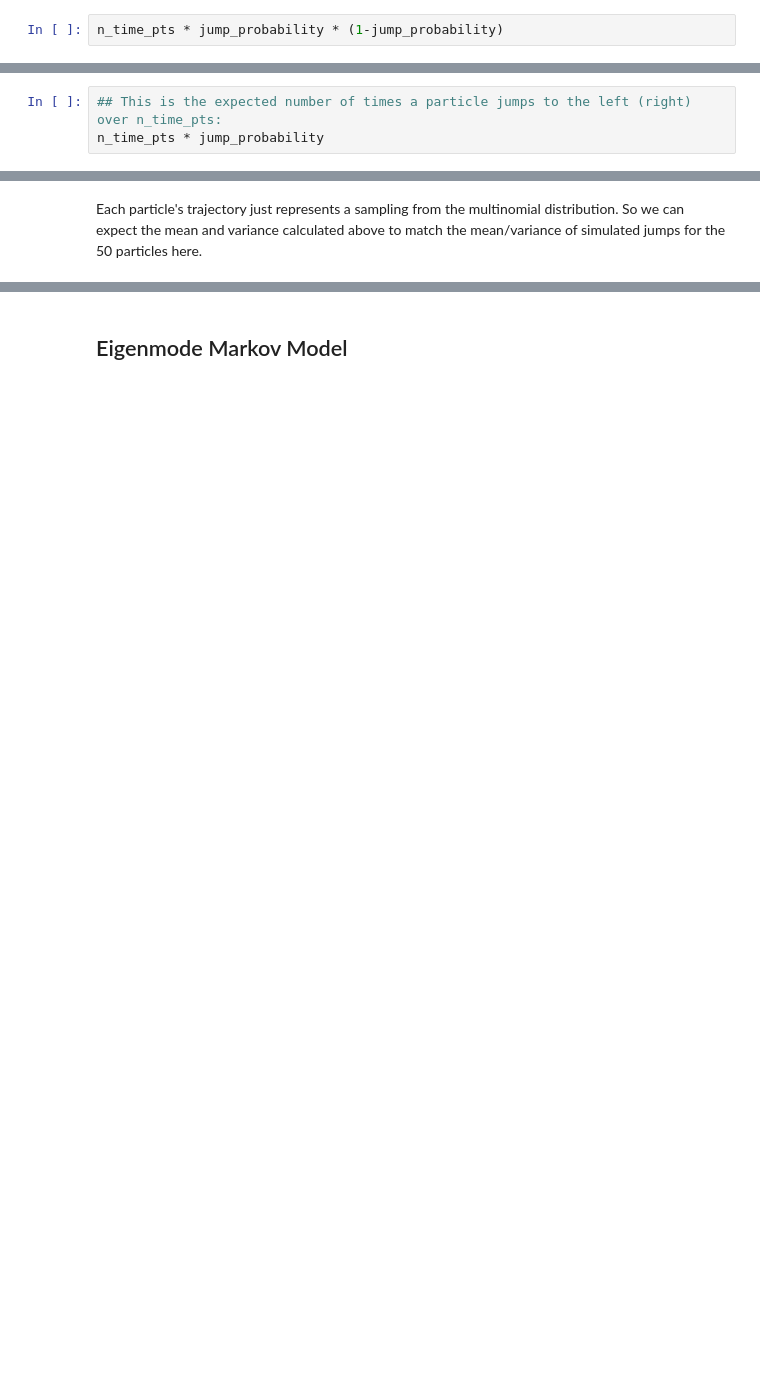
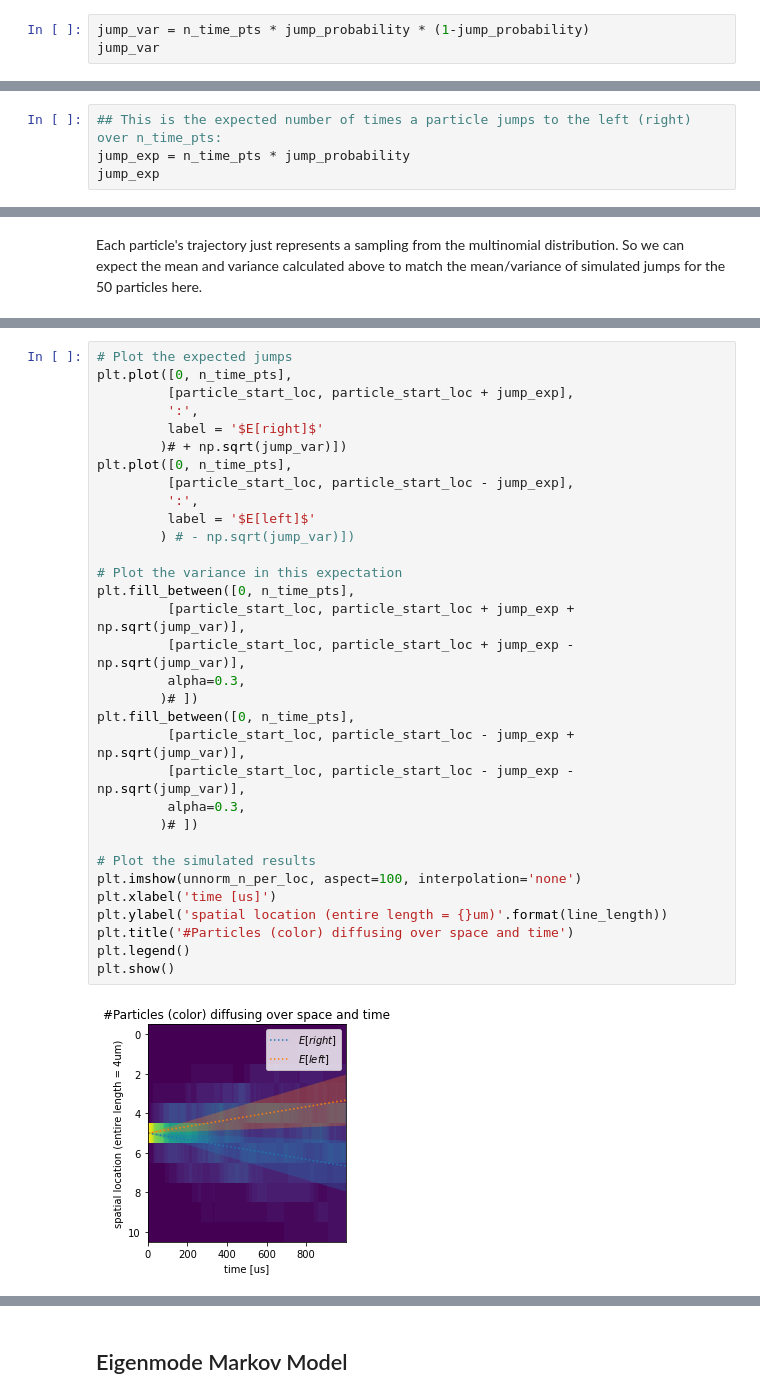
Before and after one commit to margotwagner/diffusion-model, a Jupyter notebook: notebooks/markov-eigenmode-validation/eme-rw-1d-src-variance.ipynb, the cells around one changed output, grey strips where cells are left out. Drawn from its saved outputs; the diff is of its cells as text; blank space fills up the shorter version.

Commit message:
understanding variance in the random walk case

```diff
--- a/notebooks/markov-eigenmode-validation/eme-rw-1d-src-variance.ipynb
+++ b/notebooks/markov-eigenmode-validation/eme-rw-1d-src-variance.ipynb
@@ -189,14 +189,16 @@ random_walk.get_variance()
 # %% [markdown]
 Using then multimonimal variance formula instead:
 # %%
-n_time_pts * jump_probability * (1-jump_probability)
+jump_var = n_time_pts * jump_probability * (1-jump_probability)
+jump_var
 # %% [output]
 1.6609819359375002
 # %% [markdown]
 And, now for the number of left / right jumps we can expect (the expectation):
 # %%
 ## This is the expected number of times a particle jumps to the left (right) over n_time_pts:
-n_time_pts * jump_probability
+jump_exp = n_time_pts * jump_probability
+jump_exp
 # %% [output]
 1.66375
 # %% [markdown]
@@ -280,0 +289,34 @@ Mean: 1.66, Var: 1.6084
+# %%
+# Plot the expected jumps
+plt.plot([0, n_time_pts],
+         [particle_start_loc, particle_start_loc + jump_exp],
+         ':',
+         label = '$E[right]$'
+        )# + np.sqrt(jump_var)])
+plt.plot([0, n_time_pts],
+         [particle_start_loc, particle_start_loc - jump_exp],
+         ':',
+         label = '$E[left]$'
+        ) # - np.sqrt(jump_var)])
+
+# Plot the variance in this expectation
+plt.fill_between([0, n_time_pts],
+         [particle_start_loc, particle_start_loc + jump_exp + np.sqrt(jump_var)],
+         [particle_start_loc, particle_start_loc + jump_exp - np.sqrt(jump_var)],
+         alpha=0.3,
+        )# ])
+plt.fill_between([0, n_time_pts],
+         [particle_start_loc, particle_start_loc - jump_exp + np.sqrt(jump_var)],
+         [particle_start_loc, particle_start_loc - jump_exp - np.sqrt(jump_var)],
+         alpha=0.3,
+        )# ])
+
+# Plot the simulated results
+plt.imshow(unnorm_n_per_loc, aspect=100, interpolation='none')
+plt.xlabel('time [us]')
+plt.ylabel('spatial location (entire length = {}um)'.format(line_length))
+plt.title('#Particles (color) diffusing over space and time')
+plt.legend()
+plt.show()
+# %% [output]
+[figure, added]
```
Also changed, not shown: parts of 13 cells of this notebook.
